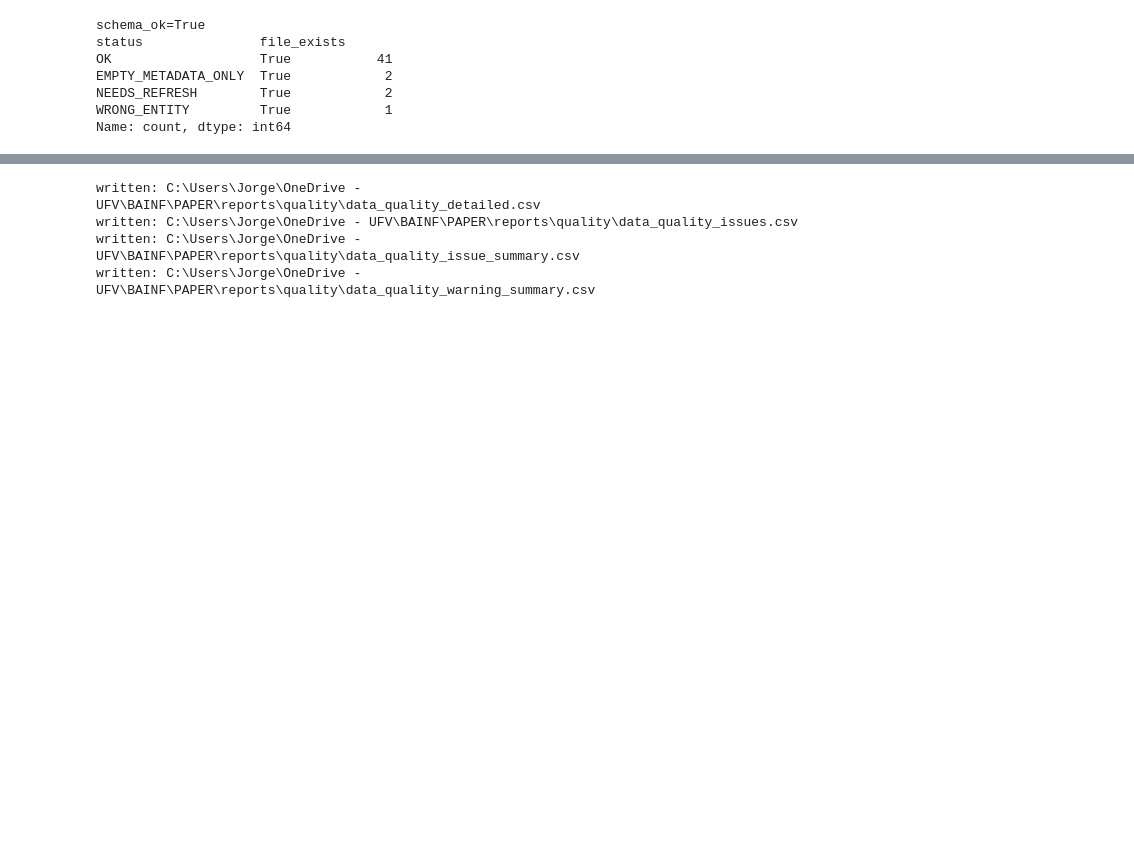
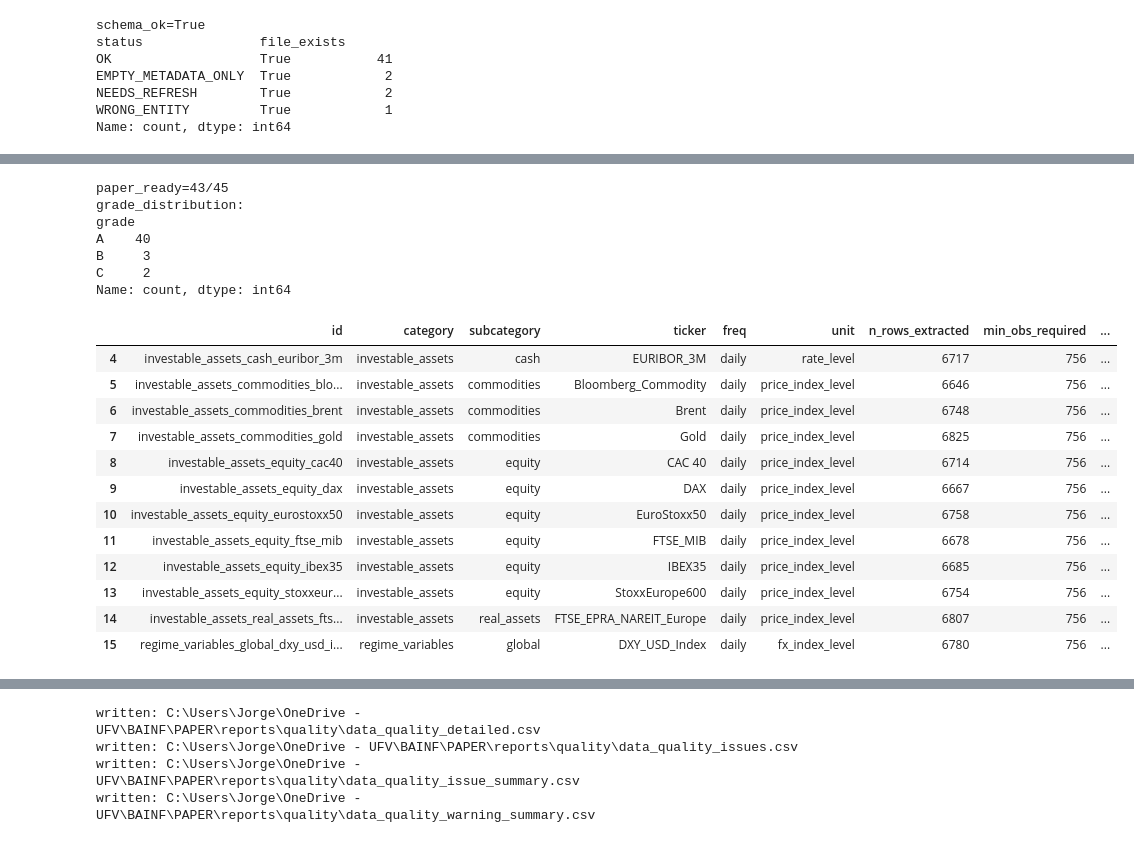
Before and after one commit to jorge-grube/PAPER, a Jupyter notebook: notebooks/01_data_quality_audit.ipynb, the cells around one changed output, grey strips where cells are left out. Cells and saved outputs as stored; diff of their text form; code cells hidden in the pictures; blank space fills up the shorter version.

```diff
--- a/notebooks/01_data_quality_audit.ipynb
+++ b/notebooks/01_data_quality_audit.ipynb
@@ -388,0 +450,78 @@ problematic
+# %%
+freq_min_obs = {
+    'daily': 252 * 3,      # at least 3 years of trading days
+    'monthly': 12 * 8,     # at least 8 years
+    'quarterly': 4 * 10,   # at least 10 years
+    None: 24,
+}
+
+def min_obs_for_freq(freq):
+    if not isinstance(freq, str):
+        return freq_min_obs[None]
+    return freq_min_obs.get(freq.lower(), 24)
+
+rq = qa.merge(
+    df[['id', 'category', 'subcategory', 'ticker', 'freq', 'unit']],
+    on='id',
+    how='left'
+).copy()
+
+rq['min_obs_required'] = rq['freq'].map(min_obs_for_freq)
+rq['coverage_ratio'] = (rq['n_rows_extracted'] / rq['min_obs_required']).clip(upper=2.0)
+rq['coverage_ok'] = rq['n_rows_extracted'] >= rq['min_obs_required']
+
+# Weighted scoring: critical errors dominate, warnings penalize softly.
+base_score = 100
+rq['score'] = (
+    base_score
+    - rq['issue_count'] * 40
+    - rq['warning_count'] * 6
+    - (~rq['coverage_ok']).astype(int) * 12
+    - (rq['value_missing_ratio'].fillna(0) > 0.25).astype(int) * 6
+).clip(lower=0, upper=100)
+
+def grade_from_score(x):
+    if x >= 90:
+        return 'A'
+    if x >= 80:
+        return 'B'
+    if x >= 70:
+        return 'C'
+    return 'D'
+
+rq['grade'] = rq['score'].map(grade_from_score)
+rq['paper_ready'] = (rq['issue_count'] == 0) & (rq['grade'].isin(['A', 'B']))
+
+readiness_cols = [
+    'id', 'category', 'subcategory', 'ticker', 'freq', 'unit',
+    'n_rows_extracted', 'min_obs_required', 'coverage_ratio', 'coverage_ok',
+    'issue_count', 'warning_count', 'value_missing_ratio', 'score', 'grade', 'paper_ready',
+    'sheet_expected', 'sheet_used', 'issues', 'warnings',
+]
+research_readiness = rq[readiness_cols].sort_values(['paper_ready', 'score', 'id'], ascending=[False, False, True])
+
+print(f"paper_ready={int(research_readiness['paper_ready'].sum())}/{len(research_readiness)}")
+print('grade_distribution:')
+print(research_readiness['grade'].value_counts().sort_index())
+research_readiness.head(12)
+# %% [output]
+paper_ready=43/45
+grade_distribution:
+grade
+A    40
+B     3
+C     2
+Name: count, dtype: int64
+|  | id | category | subcategory | ticker | freq | unit | n_rows_extracted | min_obs_required | ... |
+| 4 | investable_assets_cash_euribor_3m | investable_assets | cash | EURIBOR_3M | daily | rate_level | 6717 | 756 | ... |
+| 5 | investable_assets_commodities_blo... | investable_assets | commodities | Bloomberg_Commodity | daily | price_index_level | 6646 | 756 | ... |
+| 6 | investable_assets_commodities_brent | investable_assets | commodities | Brent | daily | price_index_level | 6748 | 756 | ... |
+| 7 | investable_assets_commodities_gold | investable_assets | commodities | Gold | daily | price_index_level | 6825 | 756 | ... |
+| 8 | investable_assets_equity_cac40 | investable_assets | equity | CAC 40 | daily | price_index_level | 6714 | 756 | ... |
+| 9 | investable_assets_equity_dax | investable_assets | equity | DAX | daily | price_index_level | 6667 | 756 | ... |
+| 10 | investable_assets_equity_eurostoxx50 | investable_assets | equity | EuroStoxx50 | daily | price_index_level | 6758 | 756 | ... |
+| 11 | investable_assets_equity_ftse_mib | investable_assets | equity | FTSE_MIB | daily | price_index_level | 6678 | 756 | ... |
+| 12 | investable_assets_equity_ibex35 | investable_assets | equity | IBEX35 | daily | price_index_level | 6685 | 756 | ... |
+| 13 | investable_assets_equity_stoxxeur... | investable_assets | equity | StoxxEurope600 | daily | price_index_level | 6754 | 756 | ... |
+| 14 | investable_assets_real_assets_fts... | investable_assets | real_assets | FTSE_EPRA_NAREIT_Europe | daily | price_index_level | 6807 | 756 | ... |
+| 15 | regime_variables_global_dxy_usd_i... | regime_variables | global | DXY_USD_Index | daily | fx_index_level | 6780 | 756 | ... |
```
Also changed, not shown: parts of 8 cells of this notebook.
